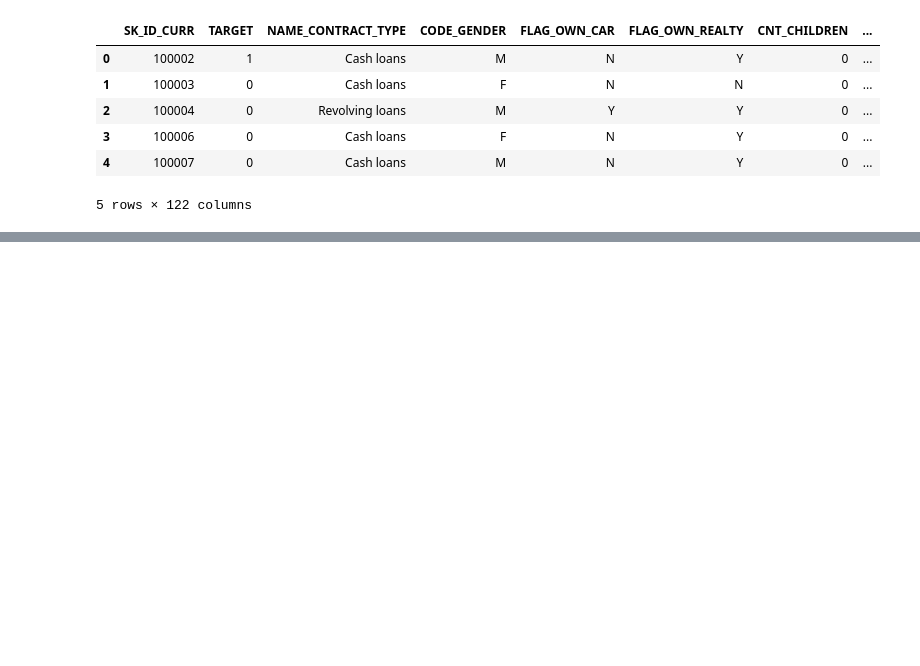
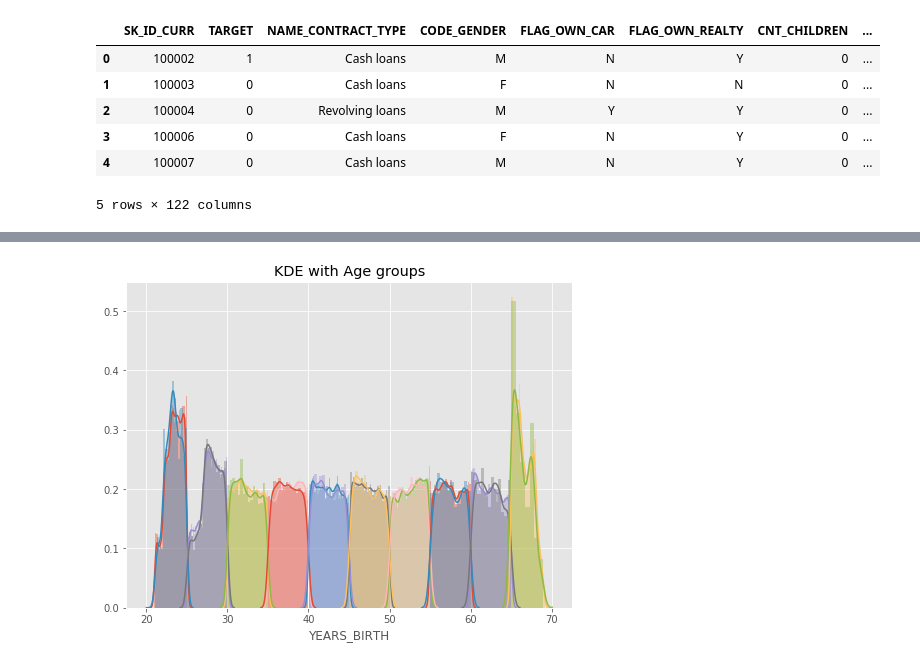
Before and after one commit to zzo30802/3rd-ML100Days, a Jupyter notebook: homework/Day_016_HW.ipynb, the cells around one changed output, grey strips where cells are left out. Saved outputs shown, nothing was run; the diff lists cells and outputs as text; code cells hidden in the pictures; blank space fills up the shorter version.

```diff
--- a/homework/Day_016_HW.ipynb
+++ b/homework/Day_016_HW.ipynb
@@ -56,7 +56,7 @@ age_data['YEARS_BIRTH'] = age_data['DAYS_BIRTH'] / 365 # day-age to year-age
 """
 Your Code Here
 """
-bin_cut =
+bin_cut = np.linspace(20, 70, 11)
 age_data['YEARS_BINNED'] = pd.cut(age_data['YEARS_BIRTH'], bins = bin_cut)
 
 # 顯示不同組的數量
@@ -67,19 +83,21 @@ SyntaxError: invalid syntax (<ipython-input-4-17f864215bbc>, line 9)
 # %%
 # 繪圖前先排序 / 分組
 """
 Your Code Here
 """
-year_group_sorted =
+year_group_sorted = np.sort(age_data['YEARS_BINNED'].unique())
 
 plt.figure(figsize=(8,6))
 for i in range(len(year_group_sorted)):
     sns.distplot(age_data.loc[(age_data['YEARS_BINNED'] == year_group_sorted[i]) & \
                               (age_data['TARGET'] == 0), 'YEARS_BIRTH'], label = str(year_group_sorted[i]))
 
     sns.distplot(age_data.loc[(age_data['YEARS_BINNED'] == year_group_sorted[i]) & \
                               (age_data['TARGET'] == 1), 'YEARS_BIRTH'], label = str(year_group_sorted[i]))
 plt.title('KDE with Age groups')
 plt.show()
+# %% [output]
+[figure, added]
 # %%
 # 計算每個年齡區間的 Target、DAYS_BIRTH與 YEARS_BIRTH 的平均值
 age_groups  = age_data.groupby('YEARS_BINNED').mean()
```
Also changed, not shown: parts of 3 cells of this notebook.
